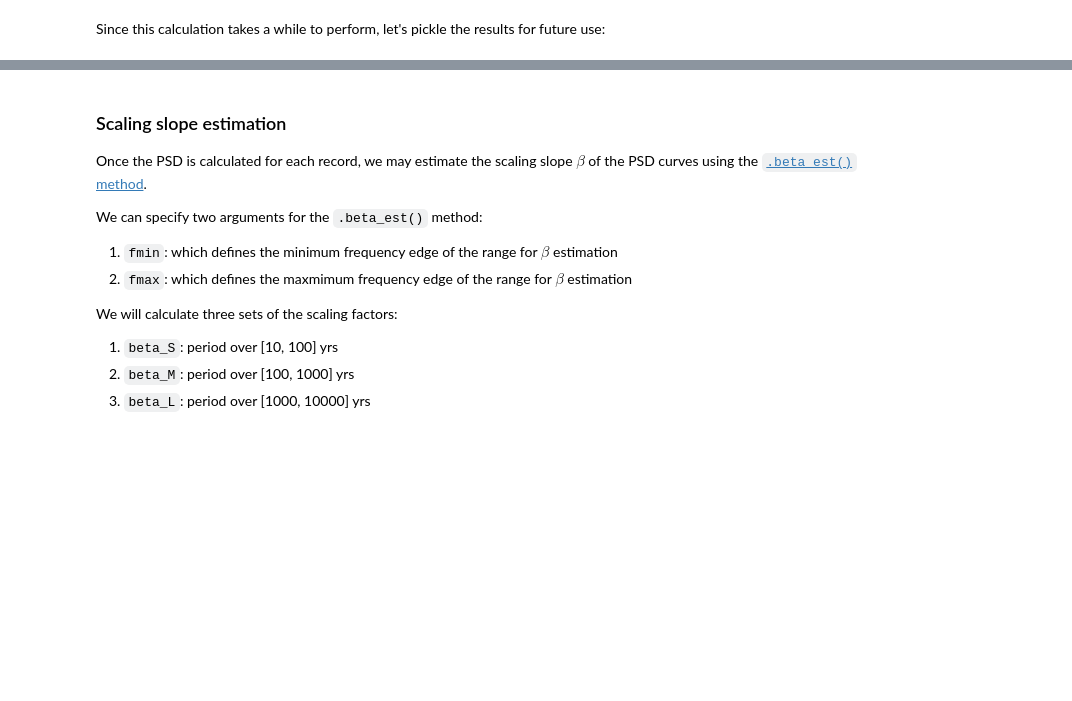
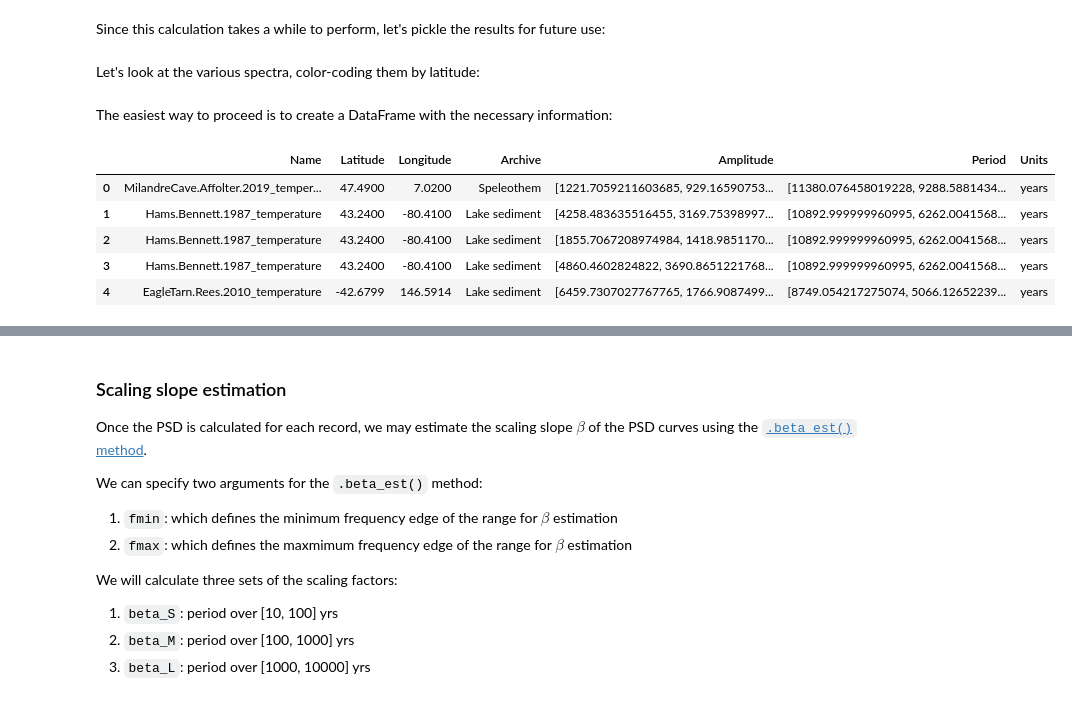
Before and after one commit to LinkedEarth/FreqFun, a Jupyter notebook: notebooks/spectral_analysis_temp12k.ipynb, the cells around one changed output, grey strips where cells are left out. Saved outputs shown, nothing was run; the diff lists cells and outputs as text; code cells hidden in the pictures; blank space fills up the shorter version.

```diff
--- a/notebooks/spectral_analysis_temp12k.ipynb
+++ b/notebooks/spectral_analysis_temp12k.ipynb
@@ -299,3 +297,5 @@ Since this calculation takes a while to perform, let's pickle the results for fu
 # %%
 #with open("../data/temp12k_scaling.pkl", "wb") as f:   # 'wb' = write binary
     #pickle.dump(psd_wwz, f)
+# %% [markdown]
+Let's look at the various spectra, color-coding them by latitude:
@@ -301,0 +306,40 @@ Since this calculation takes a while to perform, let's pickle the results for fu
+# %% [markdown]
+The easiest way to proceed is to create a DataFrame with the necessary information:
+# %%
+label = []
+lat = []
+lon = []
+archive = []
+amp =[]
+period = []
+unit = []
+
+#grab the information
+
+for item in psd_wwz.psd_list:
+    label.append(item.timeseries.label)
+    lat.append(item.timeseries.lat)
+    lon.append(item.timeseries.lon)
+    archive.append(item.timeseries.archiveType)
+    amp.append(item.amplitude)
+    period.append(1/item.frequency)
+    unit.append(item.period_unit)
+
+# Put it in a DataFrame
+
+df_psd = pd.DataFrame({'Name':label,
+                       'Latitude':lat,
+                       'Longitude':lon,
+                       'Archive':archive,
+                       'Amplitude':amp,
+                       'Period':period,
+                       'Units':unit})
+
+display(df_psd.head())
+# %% [output]
+|  | Name | Latitude | Longitude | Archive | Amplitude | Period | Units |
+| 0 | MilandreCave.Affolter.2019_temper... | 47.4900 | 7.0200 | Speleothem | [1221.7059211603685, 929.16590753... | [11380.076458019228, 9288.5881434... | years |
+| 1 | Hams.Bennett.1987_temperature | 43.2400 | -80.4100 | Lake sediment | [4258.483635516455, 3169.75398997... | [10892.999999960995, 6262.0041568... | years |
+| 2 | Hams.Bennett.1987_temperature | 43.2400 | -80.4100 | Lake sediment | [1855.7067208974984, 1418.9851170... | [10892.999999960995, 6262.0041568... | years |
+| 3 | Hams.Bennett.1987_temperature | 43.2400 | -80.4100 | Lake sediment | [4860.4602824822, 3690.8651221768... | [10892.999999960995, 6262.0041568... | years |
+| 4 | EagleTarn.Rees.2010_temperature | -42.6799 | 146.5914 | Lake sediment | [6459.7307027767765, 1766.9087499... | [8749.054217275074, 5066.12652239... | years |
```
Also changed, not shown: parts of 25 cells of this notebook.
